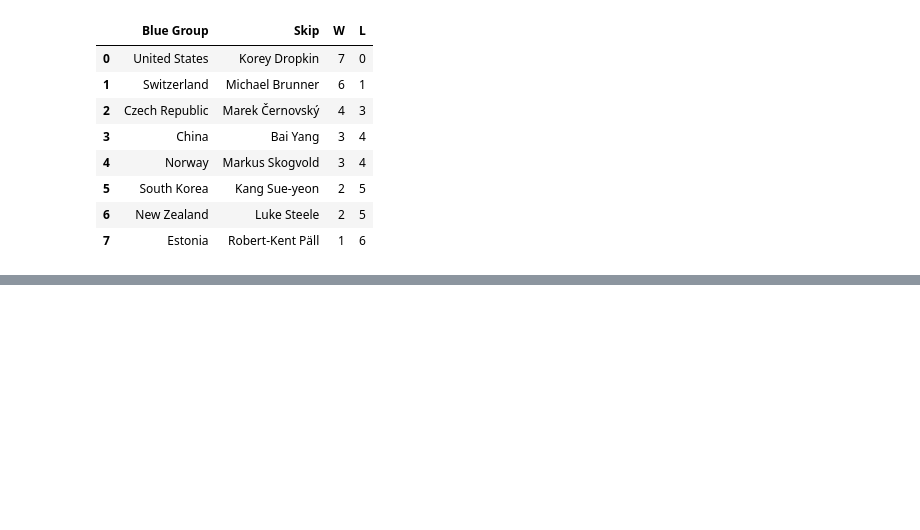
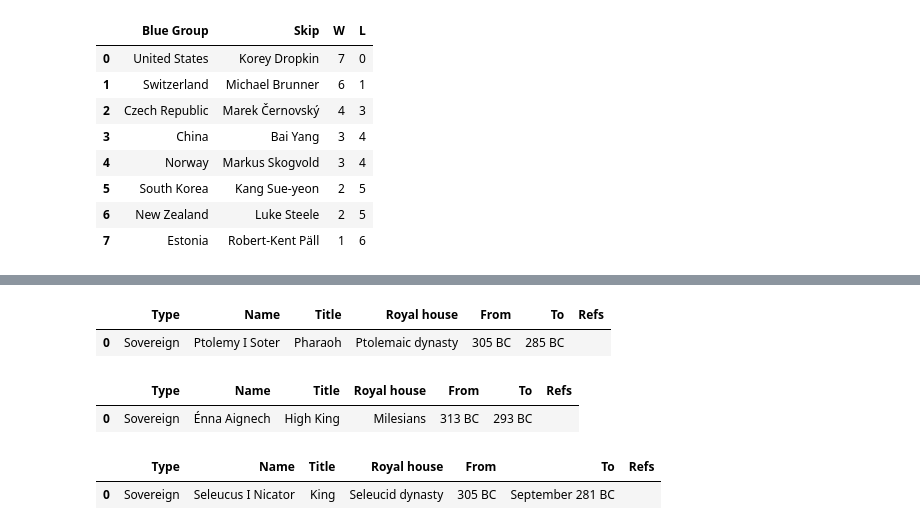
Before and after one commit to nanni00/datalake-table-finder, a Jupyter notebook: src/notebooks/chromadb/testing_query.ipynb, the cells around one changed output, grey strips where cells are left out. Drawn from its saved outputs; the diff is of its cells as text; code cells hidden in the pictures; blank space fills up the shorter version.

Commit message:
doing statistics on chroma db

```diff
--- a/src/notebooks/chromadb/testing_query.ipynb
+++ b/src/notebooks/chromadb/testing_query.ipynb
@@ -133,0 +159,14 @@ table_res[2]
+# %%
+random2_id = ids[random.randint(0, len(ids))]
+row2_embeddings, column2_embeddings = tabenc.full_embedding(
+    rebuild_table(wikitables[random2_id])
+)
+
+big_res = chroma_client \
+    .get_collection('column-base') \
+        .query(
+            query_embeddings=column2_embeddings.tolist(),
+            n_results=20,
+            where={'table_id': {"$ne": random2_id}},
+            include=['metadatas', 'distances']
+        )
@@ -133,0 +193,12 @@ table_res[2]
+# %%
+from collections import defaultdict
+
+freq = defaultdict(int)
+
+for idres in big_res['ids']:
+    for id in idres:
+        table_id, item_id = id.split('#')
+        freq[table_id] += 1
+
+s = sorted([{'table_id': tid, 'f': f} for tid, f in freq.items()], key=lambda d: d['f'], reverse=True)[:5]
+s
@@ -133,0 +223,15 @@ table_res[2]
+# %%
+rebuild_table(wikitables[s[0]['table_id']])
+# %% [output]
+|  | Type | Name | Title | Royal house | From | To | Refs |
+| 0 | Sovereign | Ptolemy I Soter | Pharaoh | Ptolemaic dynasty | 305 BC | 285 BC |  |
+# %%
+rebuild_table(wikitables[s[1]['table_id']])
+# %% [output]
+|  | Type | Name | Title | Royal house | From | To | Refs |
+| 0 | Sovereign | Énna Aignech | High King | Milesians | 313 BC | 293 BC |  |
+# %%
+rebuild_table(wikitables[s[2]['table_id']])
+# %% [output]
+|  | Type | Name | Title | Royal house | From | To | Refs |
+| 0 | Sovereign | Seleucus I Nicator | King | Seleucid dynasty | 305 BC | September 281 BC |  |
```
Also changed, not shown: parts of 11 cells of this notebook, 7 other files.
